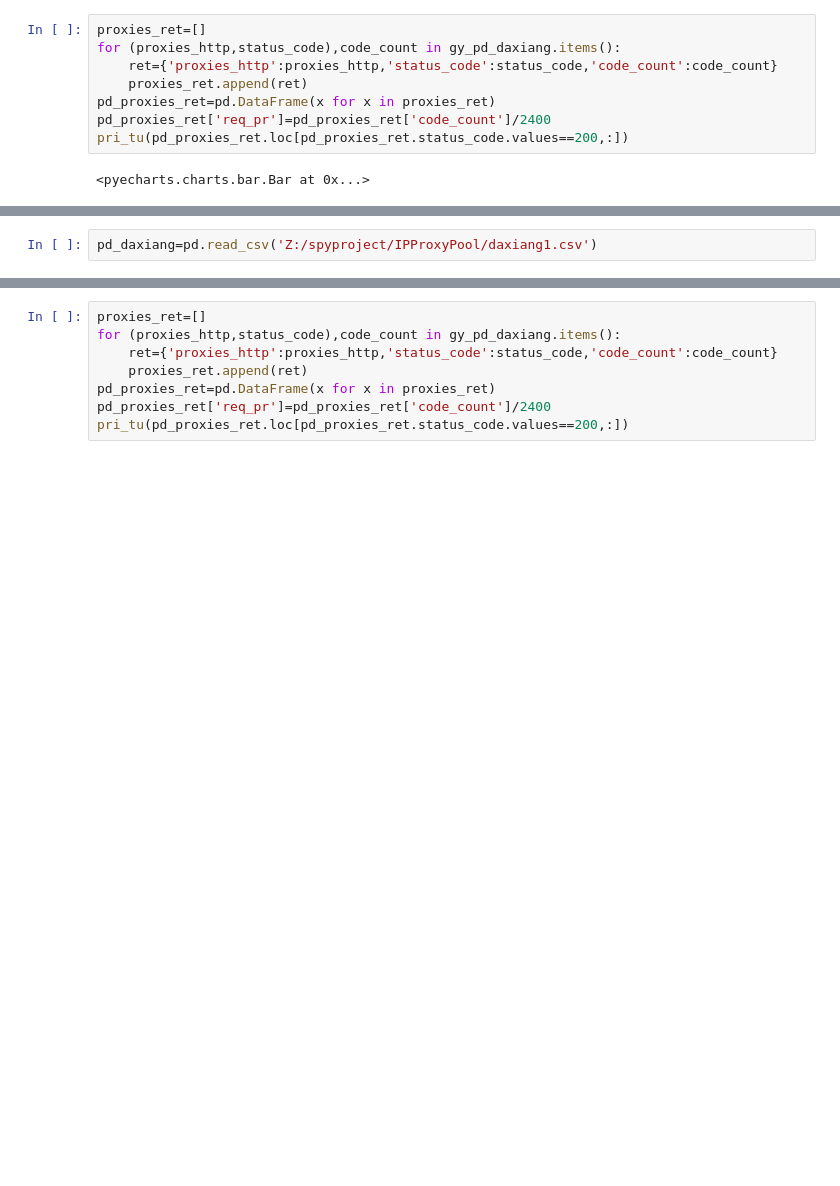
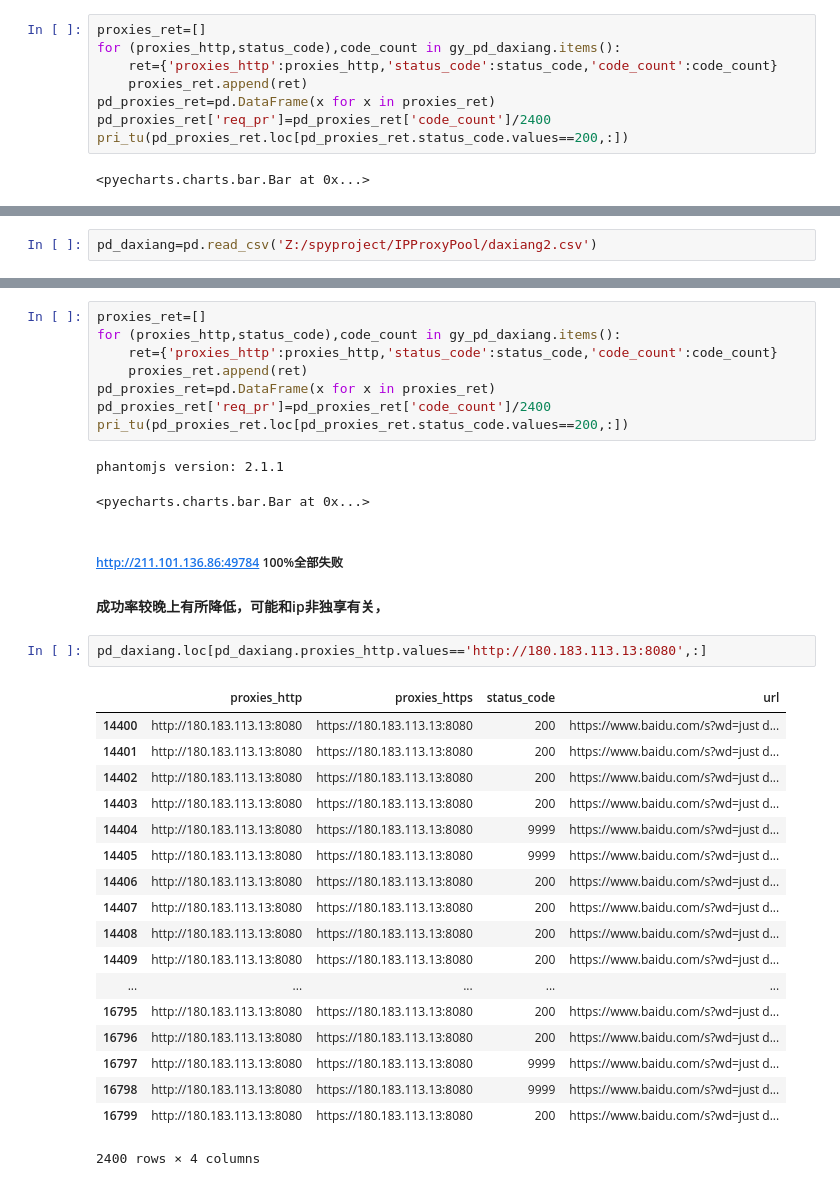
Before and after one commit to jhyehuang/jhye_tool, a Jupyter notebook: xpath/ip_proxies_anly.ipynb, the cells around one changed output, grey strips where cells are left out. Saved outputs shown, nothing was run; the diff lists cells and outputs as text; blank space fills up the shorter version.

```diff
--- a/xpath/ip_proxies_anly.ipynb
+++ b/xpath/ip_proxies_anly.ipynb
@@ -159,7 +159,7 @@ pri_tu(pd_proxies_ret.loc[pd_proxies_ret.status_code.values==200,:])
 #### 3、分析每个ip失败率
 #### 4、分析总失败率
 # %%
-pd_daxiang=pd.read_csv('Z:/spyproject/IPProxyPool/daxiang1.csv')
+pd_daxiang=pd.read_csv('Z:/spyproject/IPProxyPool/daxiang2.csv')
 # %%
 gy_pd_daxiang=pd_daxiang.groupby(['proxies_http','status_code'])['url'].count()
 gy_pd_daxiang
@@ -171,3 +191,31 @@ for (proxies_http,status_code),code_count in gy_pd_daxiang.items():
 pd_proxies_ret=pd.DataFrame(x for x in proxies_ret)
 pd_proxies_ret['req_pr']=pd_proxies_ret['code_count']/2400
 pri_tu(pd_proxies_ret.loc[pd_proxies_ret.status_code.values==200,:])
+# %% [output]
+phantomjs version: 2.1.1
+<pyecharts.charts.bar.Bar at 0x...>
+# %% [markdown]
+#####  http://211.101.136.86:49784 100%全部失败
+
+####  成功率较晚上有所降低，可能和ip非独享有关，
+# %%
+pd_daxiang.loc[pd_daxiang.proxies_http.values=='http://180.183.113.13:8080',:]
+# %% [output]
+|  | proxies_http | proxies_https | status_code | url |
+| 14400 | http://180.183.113.13:8080 | https://180.183.113.13:8080 | 200 | https://www.baidu.com/s?wd=just d... |
+| 14401 | http://180.183.113.13:8080 | https://180.183.113.13:8080 | 200 | https://www.baidu.com/s?wd=just d... |
+| 14402 | http://180.183.113.13:8080 | https://180.183.113.13:8080 | 200 | https://www.baidu.com/s?wd=just d... |
+| 14403 | http://180.183.113.13:8080 | https://180.183.113.13:8080 | 200 | https://www.baidu.com/s?wd=just d... |
+| 14404 | http://180.183.113.13:8080 | https://180.183.113.13:8080 | 9999 | https://www.baidu.com/s?wd=just d... |
+| 14405 | http://180.183.113.13:8080 | https://180.183.113.13:8080 | 9999 | https://www.baidu.com/s?wd=just d... |
+| 14406 | http://180.183.113.13:8080 | https://180.183.113.13:8080 | 200 | https://www.baidu.com/s?wd=just d... |
+| 14407 | http://180.183.113.13:8080 | https://180.183.113.13:8080 | 200 | https://www.baidu.com/s?wd=just d... |
+| 14408 | http://180.183.113.13:8080 | https://180.183.113.13:8080 | 200 | https://www.baidu.com/s?wd=just d... |
+| 14409 | http://180.183.113.13:8080 | https://180.183.113.13:8080 | 200 | https://www.baidu.com/s?wd=just d... |
+| ... | ... | ... | ... | ... |
+| 16795 | http://180.183.113.13:8080 | https://180.183.113.13:8080 | 200 | https://www.baidu.com/s?wd=just d... |
+| 16796 | http://180.183.113.13:8080 | https://180.183.113.13:8080 | 200 | https://www.baidu.com/s?wd=just d... |
+| 16797 | http://180.183.113.13:8080 | https://180.183.113.13:8080 | 9999 | https://www.baidu.com/s?wd=just d... |
+| 16798 | http://180.183.113.13:8080 | https://180.183.113.13:8080 | 9999 | https://www.baidu.com/s?wd=just d... |
+| 16799 | http://180.183.113.13:8080 | https://180.183.113.13:8080 | 200 | https://www.baidu.com/s?wd=just d... |
+2400 rows × 4 columns
```
Also changed, not shown: parts of 6 cells of this notebook, 5 other files.
